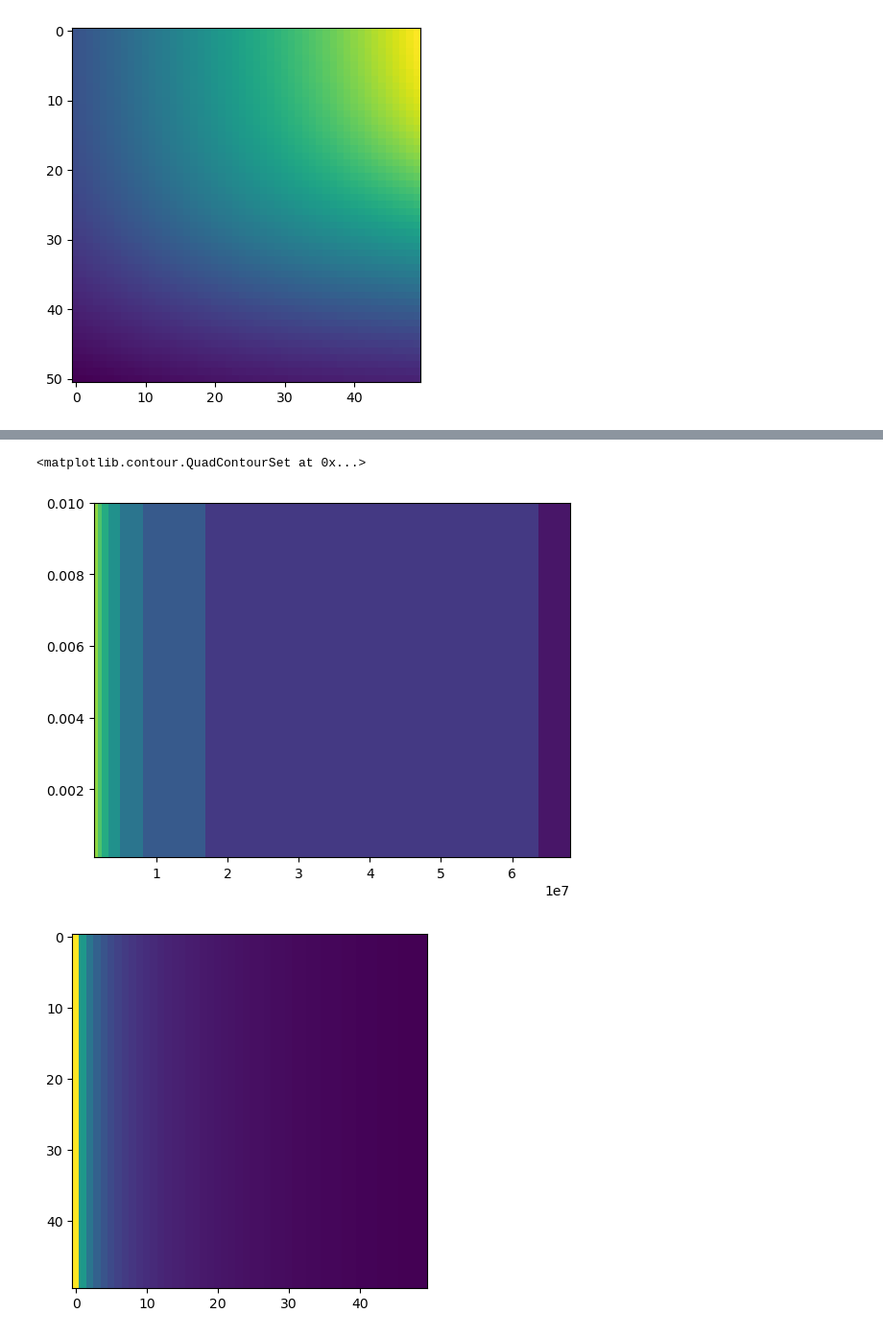
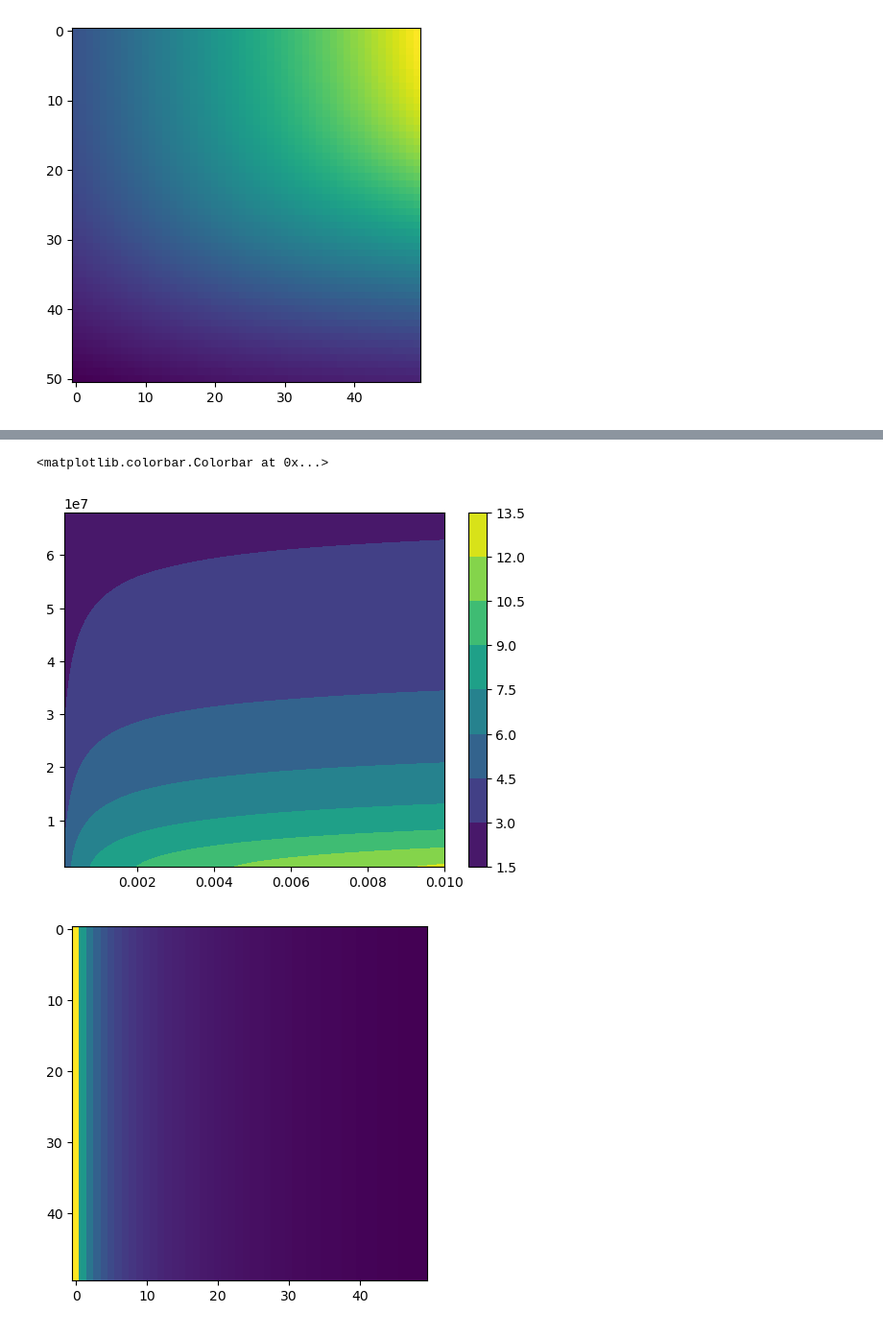
Before and after one commit to JuzzBracks/LIM, a Jupyter notebook: TIMxGal/CalcSNRContour.ipynb, the cells around one changed output, grey strips where cells are left out. Shown: that part at 96% size. Cells and saved outputs as stored; diff of their text form; code cells hidden in the pictures.

Commit message:
Now with contours!

```diff
--- a/TIMxGal/CalcSNRContour.ipynb
+++ b/TIMxGal/CalcSNRContour.ipynb
@@ -261,8 +268,9 @@ plt.contour
 # %%
-plt.contourf(xv.value, yv, calcSNRs)
+plt.contourf(nGals, NEIs, calcSNRs)
+plt.colorbar()
 # %% [output]
-<matplotlib.contour.QuadContourSet at 0x...>
+<matplotlib.colorbar.Colorbar at 0x...>
-[figure, old version]
+[figure, new version]
 # %%
 plt.imshow(calcSNRs)
 # %% [output]
```
Also changed, not shown: parts of 2 cells of this notebook.
